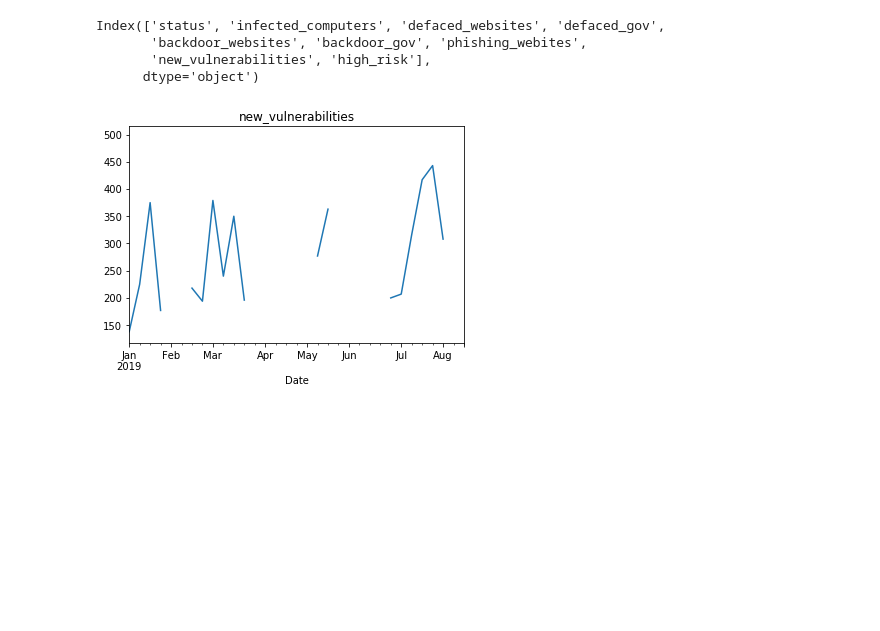
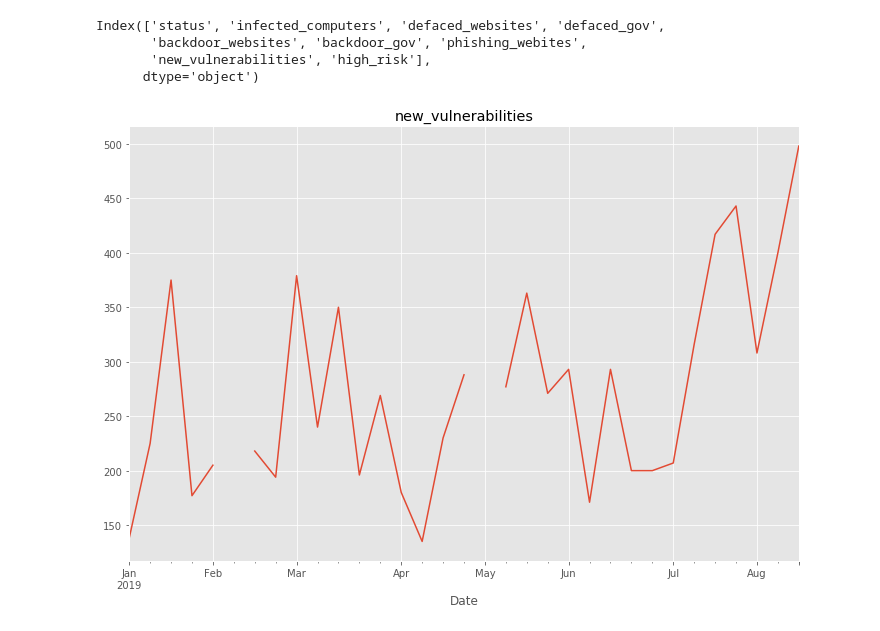
Before and after one commit to simprism/china_cyber, a Jupyter notebook: china_cyber.ipynb, the cells around one changed output. Cells and saved outputs as stored; diff of their text form; code cells hidden in the pictures; blank space fills up the shorter version.

Commit message:
added graphs

```diff
--- a/china_cyber.ipynb
+++ b/china_cyber.ipynb
@@ -3,6 +3,12 @@ import pandas as pd
 import numpy as np
 import matplotlib.pyplot as plt
 import seaborn as sns
+plt.style.use('ggplot')
+# %%
+fig_size = plt.rcParams["figure.figsize"]
+fig_size[0] = 12
+fig_size[1] = 8
+plt.rcParams["figure.figsize"] = fig_size
 # %%
 df_cyber = pd.read_csv('china_cyber.csv', parse_dates=True, index_col='Date')
 # %%
@@ -38,6 +44,6 @@ _ = df_cyber['infected_computers'].plot()
 # %%
-def plot_metric(column):
-    df_cyber[column].plot()
+def plot_metric(column, kind):
+    df_cyber[column].plot(kind=kind)
     plt.title(str(column))
 # %%
 df_cyber.columns
@@ -47,6 +53,6 @@ Index(['status', 'infected_computers', 'defaced_websites', 'defaced_gov',
        'new_vulnerabilities', 'high_risk'],
       dtype='object')
 # %%
-plot_metric('new_vulnerabilities')
+plot_metric('new_vulnerabilities', 'line')
 # %% [output]
-[figure, old version]
+[figure, new version]
```
Also changed, not shown: parts of 8 cells of this notebook, 1 other file.
